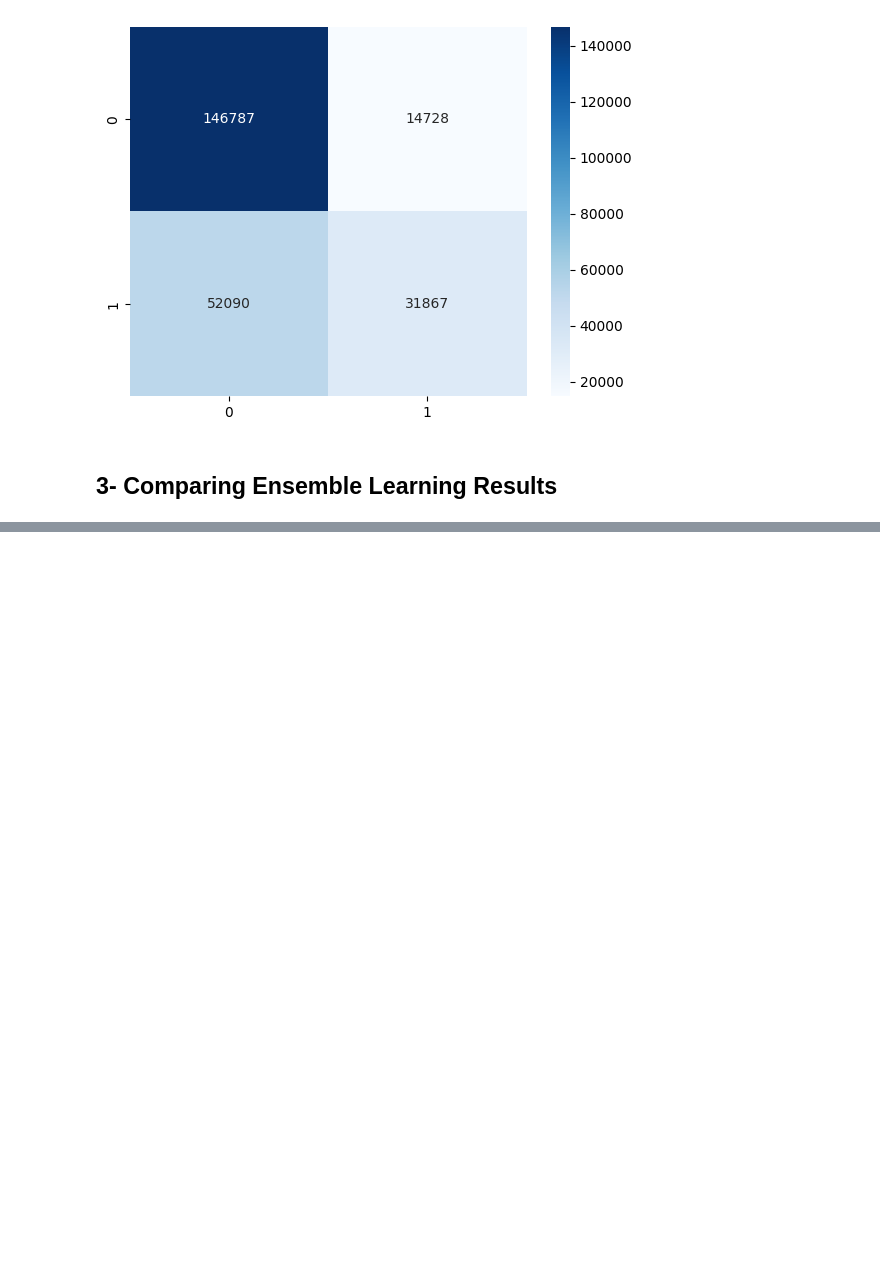
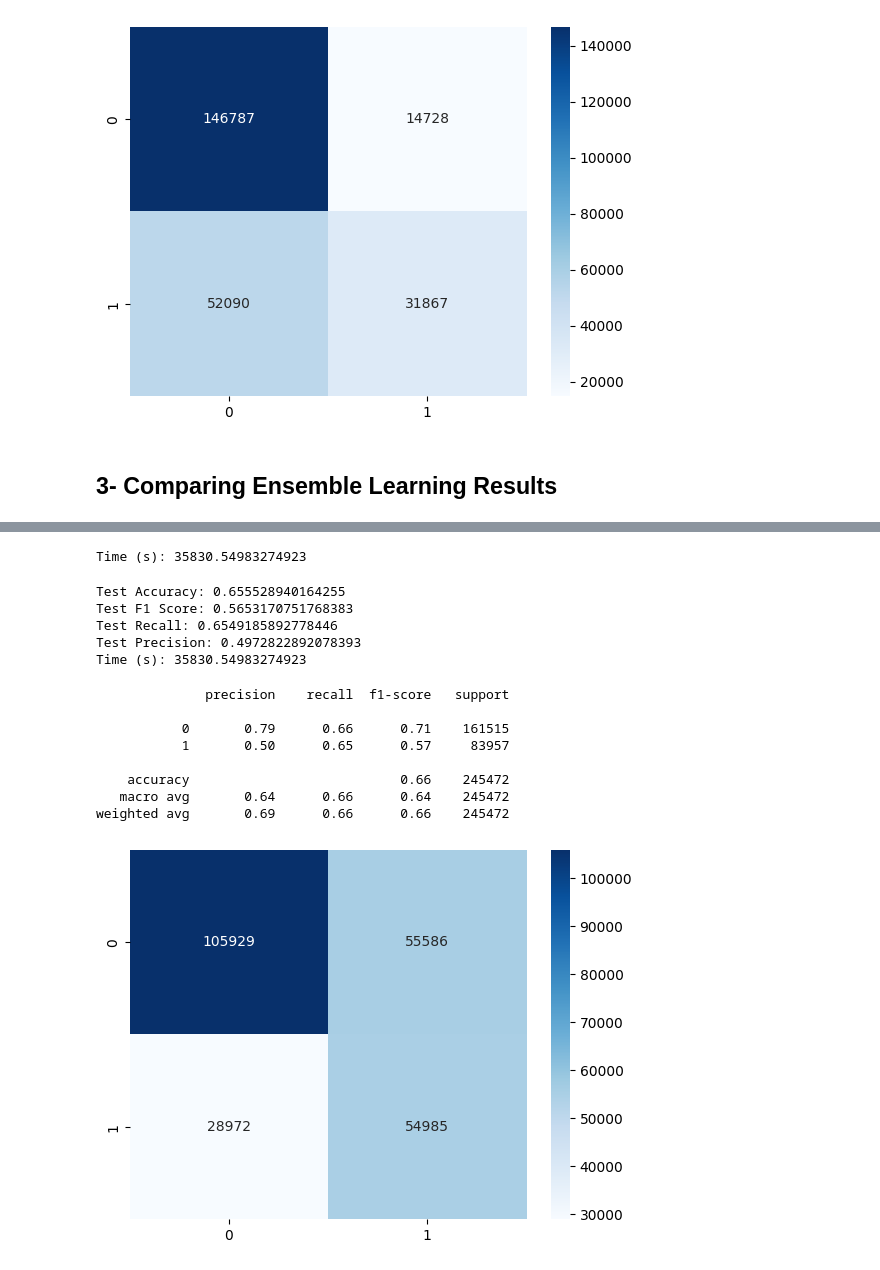
Before and after one commit to SantiagoMartin2002/Project_ML2, a Jupyter notebook: Project_Notebook.ipynb, the cells around one changed output, grey strips where cells are left out. Drawn from its saved outputs; the diff is of its cells as text; code cells hidden in the pictures; blank space fills up the shorter version.

```diff
--- a/Project_Notebook.ipynb
+++ b/Project_Notebook.ipynb
@@ -398,0 +498,15 @@ plt.show()
+# %%
+from deap import gp
+import numpy as np
+from sklearn.metrics import classification_report, confusion_matrix, f1_score, accuracy_score, recall_score, precision_score
+
+
+# Define a primitive set for a classification problem
+pset = gp.PrimitiveSet("MAIN", arity=X_train.shape[1])  # One input for each feature
+
+# Add basic mathematical operations
+pset.addPrimitive(np.add, 2)
+pset.addPrimitive(np.subtract, 2)
+pset.addPrimitive(np.multiply, 2)
+
+pset.renameArguments(**{f"ARG{i}": f"Feature_{i}" for i in range(X_train.shape[1])})
@@ -398,0 +558,7 @@ plt.show()
+# %%
+from deap import algorithms
+# Population initialization
+population = toolbox.population(n=300)
+
+# Run the algorithm
+final_pop, log = algorithms.eaSimple(population, toolbox, cxpb=0.5, mutpb=0.2, ngen=40, verbose=True)
@@ -398,0 +583,17 @@ plt.show()
+# %%
+from sklearn.metrics import classification_report, confusion_matrix, f1_score, accuracy_score, recall_score, precision_score
+import matplotlib.pyplot as plt
+
+
+# Test the best individual
+best_individual = tools.selBest(final_pop, k=1)[0]
+best_func = gp.compile(expr=best_individual, pset=pset)
+
+# Predict on test data
+y_test_pred = [best_func(*row) for row in X_test_list]
+y_test_pred = np.where(np.array(y_test_pred) > 0.5, 1, 0)
+
+print("Test Accuracy:", accuracy_score(y_test, y_test_pred))
+print("Test F1 Score:", f1_score(y_test, y_test_pred))
+print("Test Recall:", recall_score(y_test, y_test_pred))
+print("Test Precision:", precision_score(y_test, y_test_pred))
@@ -398,0 +605,40 @@ plt.show()
+# %%
+time_taken = 35830.54983274923254976 #I did not setup the timer so I copied it from the iteration output, the value is still correct, just manually input
+print(f"Time (s): {time_taken}")
+# %% [output]
+Time (s): 35830.54983274923
+# %%
+# Example script to replicate the desired output
+test_accuracy = 0.655528940164255
+test_f1_score = 0.5653170751768383
+test_recall = 0.6549185892778446
+test_precision = 0.4972822892078393
+time_taken = 35830.54983274923254976
+
+# Print the results
+print(f"Test Accuracy: {test_accuracy}")
+print(f"Test F1 Score: {test_f1_score}")
+print(f"Test Recall: {test_recall}")
+print(f"Test Precision: {test_precision}")
+print(f"Time (s): {time_taken}")
+# %% [output]
+Test Accuracy: 0.655528940164255
+Test F1 Score: 0.5653170751768383
+Test Recall: 0.6549185892778446
+Test Precision: 0.4972822892078393
+Time (s): 35830.54983274923
+# %%
+print(classification_report(y_test, y_test_pred))
+cm = confusion_matrix(y_test, y_test_pred)
+sns.heatmap(cm, annot=True, fmt='d', cmap='Blues')
+plt.show()
+# %% [output]
+              precision    recall  f1-score   support
+
+           0       0.79      0.66      0.71    161515
+           1       0.50      0.65      0.57     83957
+
+    accuracy                           0.66    245472
+   macro avg       0.64      0.66      0.64    245472
+weighted avg       0.69      0.66      0.66    245472
+[figure, added]
```
Also changed, not shown: parts of 28 cells of this notebook, 8 other files.
